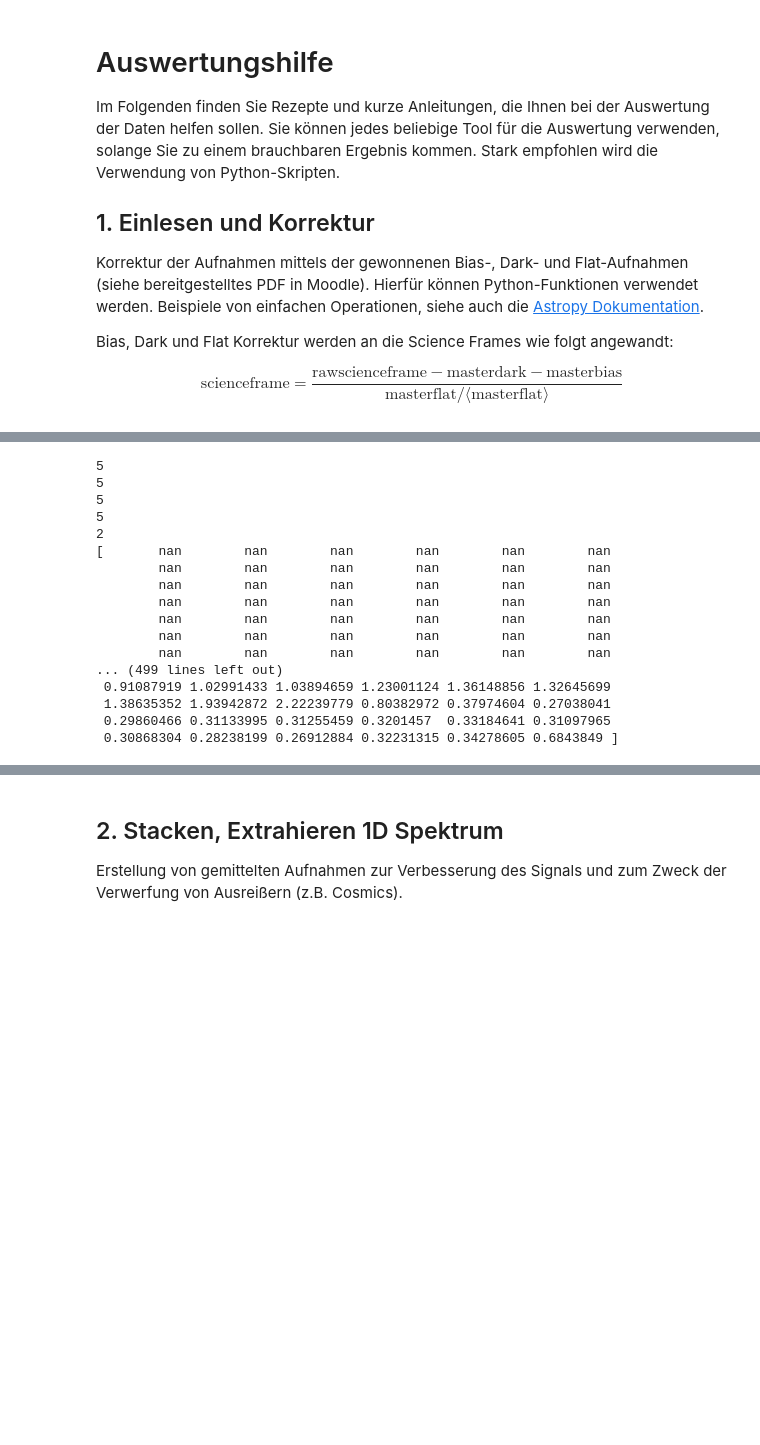
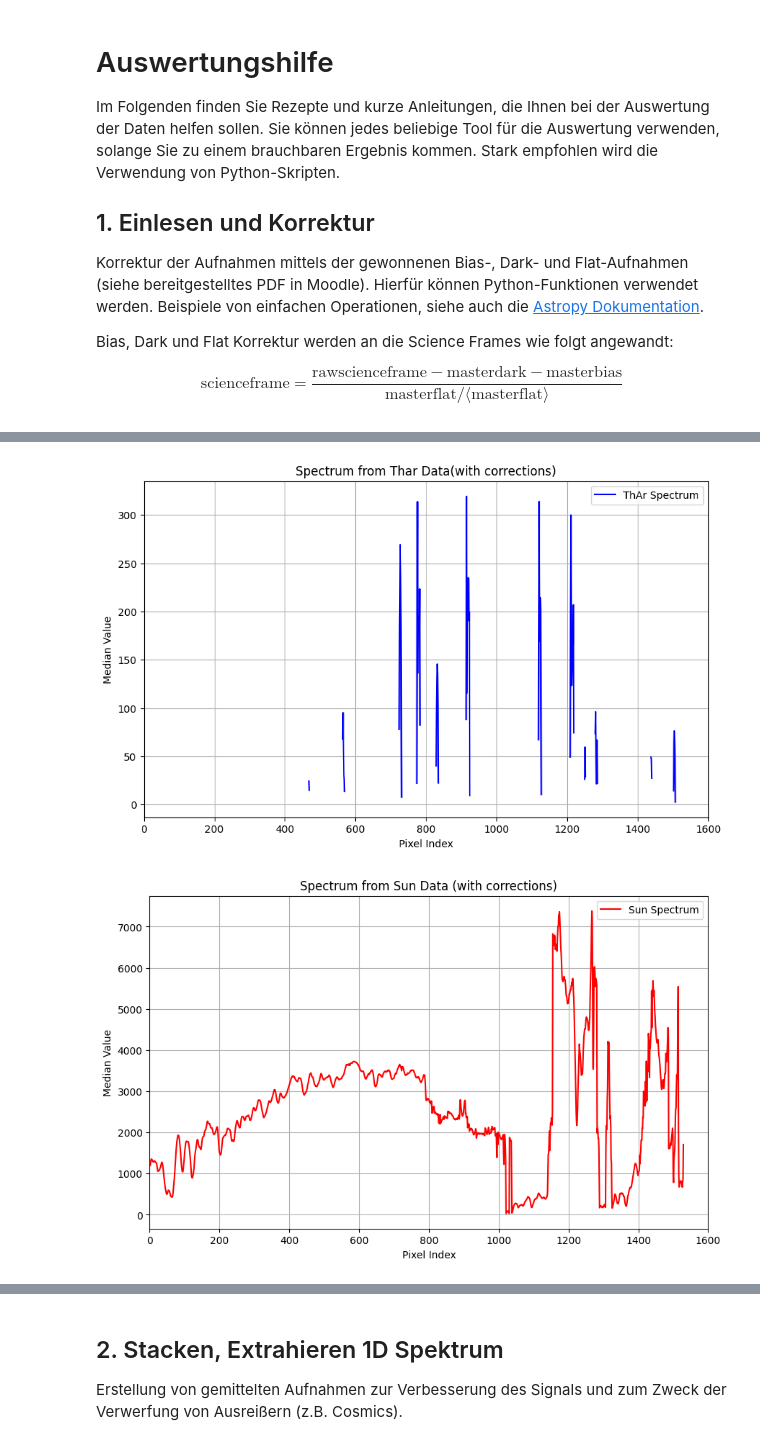
Before and after one commit to samkampitsch/Praktikum, a Jupyter notebook: Auswertungshilfe.ipynb, the cells around one changed output, grey strips where cells are left out. Cells and saved outputs as stored; diff of their text form; code cells hidden in the pictures; blank space fills up the shorter version.

```diff
--- a/Auswertungshilfe.ipynb
+++ b/Auswertungshilfe.ipynb
@@ -30,8 +35,14 @@ $$
 # %%
+#Ploten der spektren von sonne und ThAr lampe mit korrektur mithilfe von flat fit, dark fit, bias fit
+#x axis wiss ma noch nicht da wir quasi schauen müssen wo die thar lampe diese peaks hat um zu sehen was das für ne wellenlänge is
+
+
+
 # Finden von FITS-Bildern und Einlesen mittels List Comprehension. liest alle fit datein ein
 from glob import glob
 import numpy as np
 from astropy.io import fits
+import matplotlib.pyplot as plt
 np.set_printoptions(threshold=10000000)#too many elements otherwise ipynb shows ....
 #hier haben wir jetzt alle verschiedenen datenfiles in den verschiedenen data lists.
 pathsbias_images = sorted(glob(r"C:\Users\raffi\Desktop\Praktikum-main\gruppe6*bias.fit"))
@@ -44,66 +55,70 @@ pathsThAr_images = sorted(glob(r"C:\Users\raffi\Desktop\Praktikum-main\gruppe6*T
 ThArdata_images = [fits.getdata(path) for path in pathsThAr_images]
 pathsfilter_images = sorted(glob(r"C:\Users\raffi\Desktop\Praktikum-main\gruppe6-0001_filter*fit"))
 filterdata_images = [fits.getdata(path) for path in pathsfilter_images]
-print(len(biasdata_images)) #5
-print(len(darkdata_images)) #5
-print(len(flatdata_images) )#5
-print(len(ThArdata_images)) #5
-print(len(filterdata_images)) #2
+#print(len(biasdata_images)) #5
+#print(len(darkdata_images)) #5
+#print(len(flatdata_images) )#5
+#print(len(ThArdata_images)) #5
+#print(len(filterdata_images)) #2
 
 #avg values per pixel von den daten
 avg_values_thar= sum(ThArdata_images[:5]) / 5
 avg_values_flat= sum(flatdata_images[:5]) / 5
 avg_values_dark= sum(darkdata_images[:5]) / 5
 avg_values_bias= sum(biasdata_images[:5]) / 5
-
+avg_flat=np.mean(avg_values_flat)
 #test ob sum passt, vom ersten pixel zumindest
 #print(ThArdata_images[0][0][0])
 #print(ThArdata_images[1][0][0])
 #print(ThArdata_images[2][0][0])
 #print(ThArdata_images[3][0][0])
 #print(ThArdata_images[4][0][0])
 
 #correctur
 values_corrected=avg_values_thar-avg_values_bias-avg_values_dark
-values_flat_corrected=values_corrected/avg_values_flat
+values_flat_corrected=values_corrected/(avg_values_flat/avg_flat)
 
 #test ob das corrected value passt
 #print(avg_values_thar[0][0])
 #print(avg_values_bias[0][0])
 #print(avg_values_thar[0][0]-avg_values_bias[0][0])
 #print(values_bias_corrected[0])
 
 indices_non_negative_rows = np.where(np.any(values_flat_corrected >= 0, axis=1))[0] #bekommen dadurch die zeilen wo zumindest ein wert nicht negative ist
 
 #print(indices_non_negative_rows) 337 till 395 should be thar lamp  and 478 till 579 should be sun
 data_cutout_thar = values_flat_corrected[337:395]
 data_cutout_thar[data_cutout_thar < 0] = np.nan #sets all values that are negative in the row to nan so that they wont be summed up later
 spectrum_thar = np.nanmedian(data_cutout_thar, axis=0) #sums up all values in a column I think and then calculates the mean
-print(spectrum_thar)
 
+x_values = np.arange(len(spectrum_thar))  # If columns represent pixels
+
+# Create the plot
+plt.figure(figsize=(10, 6))  # Optional: Set the figure size
+plt.plot(x_values, spectrum_thar, label='ThAr Spectrum', color='blue')  # Plot the spectrum
+plt.xlabel('Pixel Index')  # Label for the x-axis
+plt.ylabel('Median Value')  # Label for the y-axis
+plt.xlim(0, 1600)
+plt.title('Spectrum from Thar Data(with corrections)')  # Title of the plot
+plt.legend()  # Show the legend
+plt.grid()  # Optional: Add a grid for better readability
+plt.show()
 #should be the data of sun
 data_cutout_sun = values_flat_corrected[478:579]
 data_cutout_sun[data_cutout_sun < 0] = np.nan
 spectrum_sun = np.nanmedian(data_cutout_sun, axis=0)
-print(spectrum_sun)
 
+plt.figure(figsize=(10, 6))  # Optional: Set the figure size
+plt.plot(x_values, spectrum_sun, label='Sun Spectrum', color='red')  # Plot the spectrum
+plt.xlabel('Pixel Index')  # Label for the x-axis
+plt.ylabel('Median Value')  # Label for the y-axis
+plt.xlim(0, 1600)
+plt.title('Spectrum from Sun Data (with corrections)')  # Title of the plot
+plt.legend()  # Show the legend
+plt.grid()  # Optional: Add a grid for better readability
+plt.show()
 
 np.set_printoptions(threshold=1000)
 # %% [output]
-5
-5
-5
-5
-2
-[       nan        nan        nan        nan        nan        nan
-        nan        nan        nan        nan        nan        nan
-        nan        nan        nan        nan        nan        nan
-        nan        nan        nan        nan        nan        nan
-        nan        nan        nan        nan        nan        nan
-        nan        nan        nan        nan        nan        nan
-        nan        nan        nan        nan        nan        nan
-... (499 lines left out)
- 0.91087919 1.02991433 1.03894659 1.23001124 1.36148856 1.32645699
- 1.38635352 1.93942872 2.22239779 0.80382972 0.37974604 0.27038041
- 0.29860466 0.31133995 0.31255459 0.3201457  0.33184641 0.31097965
- 0.30868304 0.28238199 0.26912884 0.32231315 0.34278605 0.6843849 ]
+[figure, added]
+[figure, added]
```
Also changed, not shown: parts of 11 cells of this notebook.
